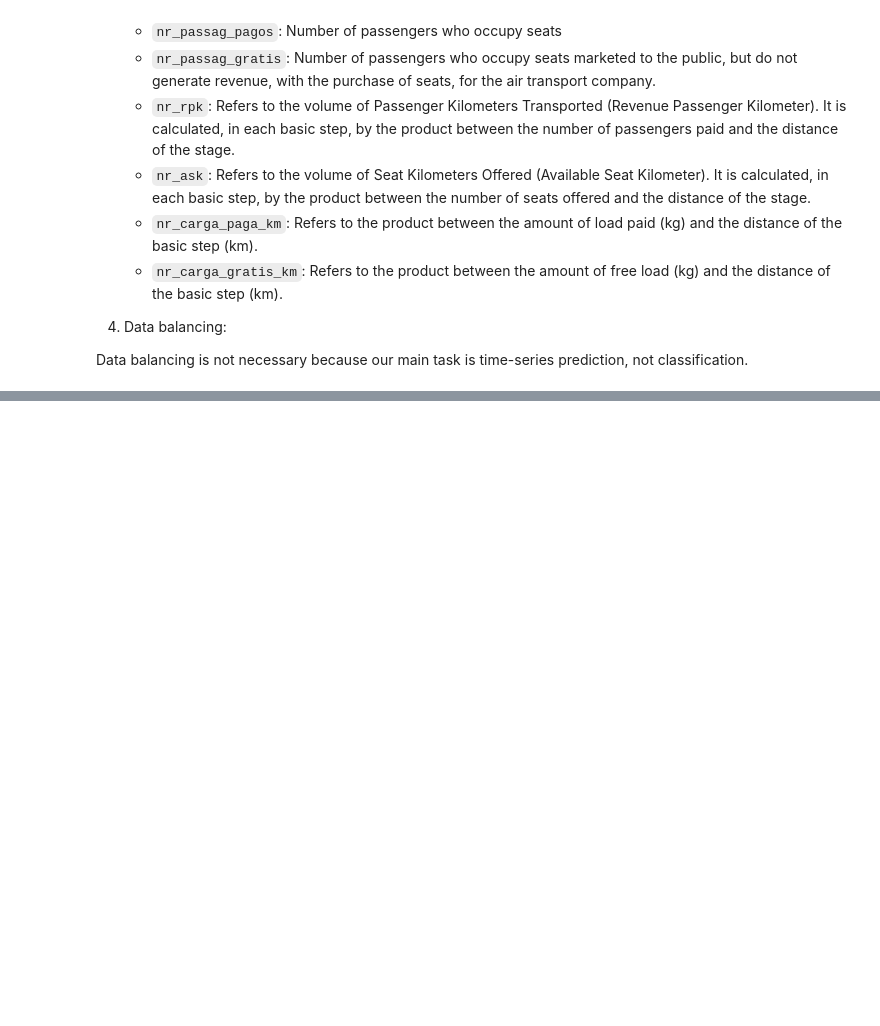
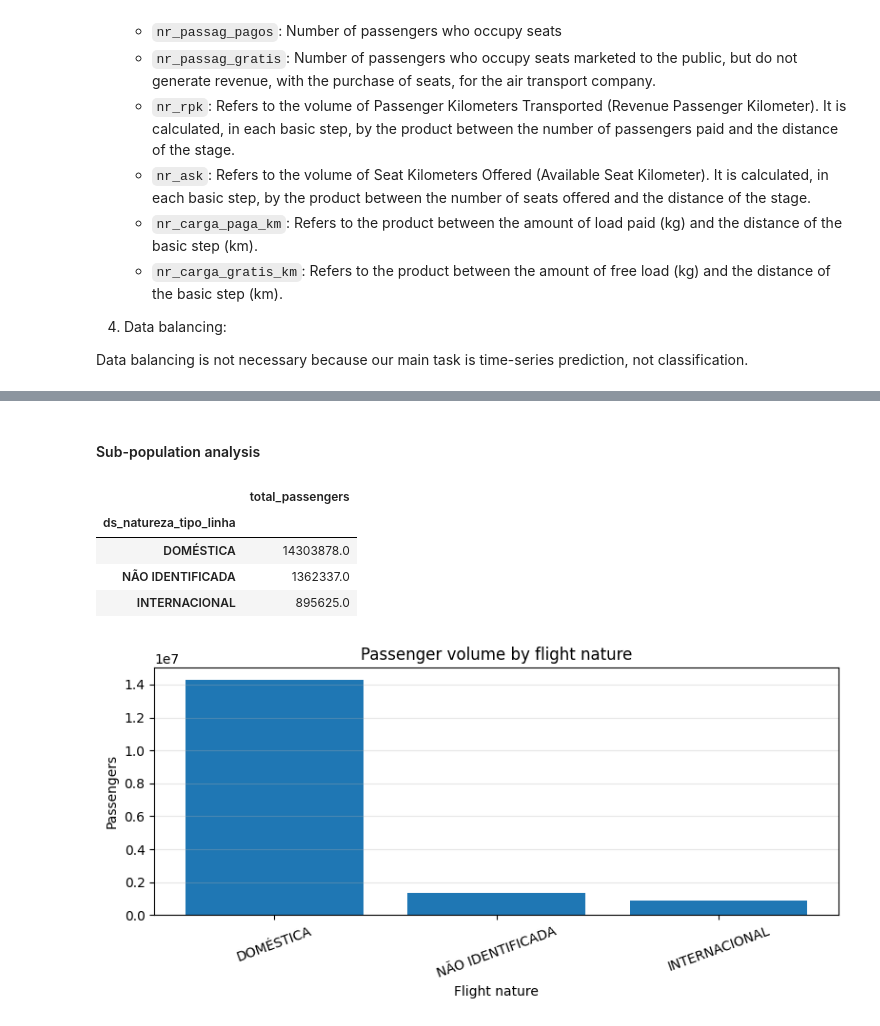
Before and after one commit to SavIvan24/Predicting-Monthly-Passenger-Air-Traffic-in-Brazil, a Jupyter notebook: data_understanding.ipynb, the cells around one changed output, grey strips where cells are left out. Cells and saved outputs as stored; diff of their text form; code cells hidden in the pictures; blank space fills up the shorter version.

```diff
--- a/data_understanding.ipynb
+++ b/data_understanding.ipynb
@@ -227,0 +292,30 @@ Data balancing is not necessary because our main task is time-series prediction,
+# %% [markdown]
+#### Sub-population analysis
+# %%
+# Domestic vs international flights
+
+nature_col = 'ds_natureza_tipo_linha' if 'ds_natureza_tipo_linha' in df_explore.columns else None
+if nature_col is not None:
+    nature_summary = (
+        df_explore.groupby(nature_col)['total_passengers']
+        .sum()
+        .sort_values(ascending=False)
+    )
+    display(nature_summary.to_frame('total_passengers'))
+
+    fig, ax = plt.subplots(figsize=(8, 4))
+    ax.bar(nature_summary.index.astype(str), nature_summary.values)
+    ax.set_title('Passenger volume by flight nature')
+    ax.set_xlabel('Flight nature')
+    ax.set_ylabel('Passengers')
+    ax.grid(axis='y', alpha=0.3)
+    plt.xticks(rotation=20)
+    plt.tight_layout()
+    plt.show()
+# %% [output]
+|  | total_passengers |
+| ds_natureza_tipo_linha |  |
+| DOMÉSTICA | 14303878.0 |
+| NÃO IDENTIFICADA | 1362337.0 |
+| INTERNACIONAL | 895625.0 |
+[figure, added]
```
Also changed, not shown: parts of 12 cells of this notebook.
